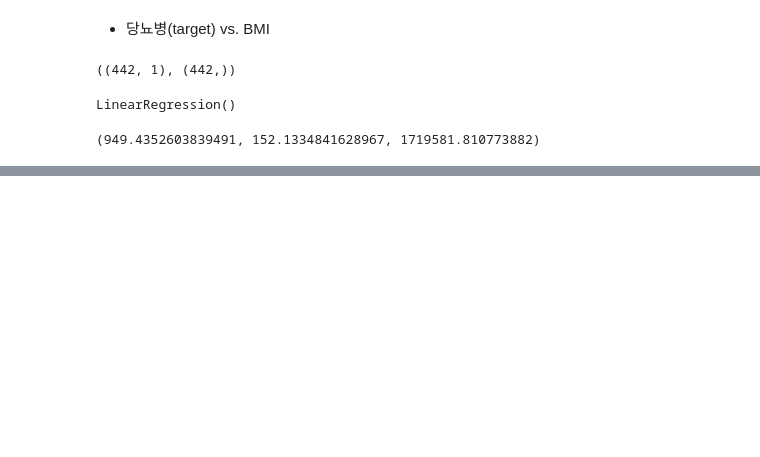
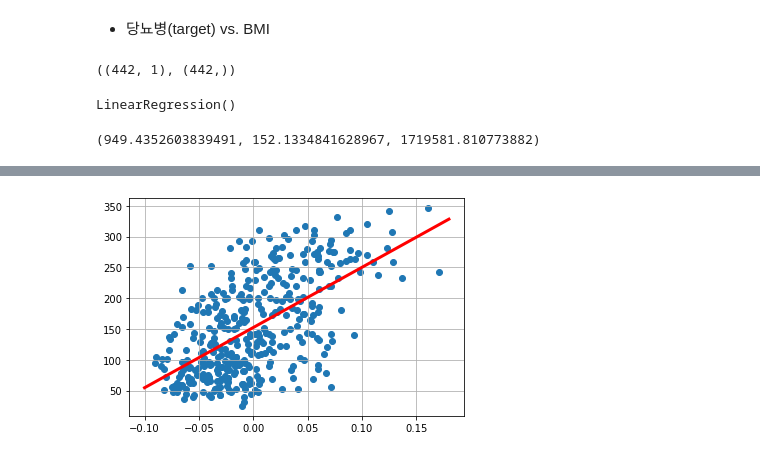
Before and after one commit to youngin0221/Machine-Learning-2021-2, a Jupyter notebook: 03.Regression/02_당뇨병.ipynb, the cells around one changed output, grey strips where cells are left out. Saved outputs shown, nothing was run; the diff lists cells and outputs as text; code cells hidden in the pictures; blank space fills up the shorter version.

```diff
--- a/03.Regression/02_당뇨병.ipynb
+++ b/03.Regression/02_당뇨병.ipynb
@@ -54,0 +97,8 @@ weight[0], bias, rss
+# %%
+w, b = lr.coef_, lr.intercept_
+plt.scatter(X_train, y_train)
+plt.plot([-0.1, 0.18],[-0.1*w+b, 0.18*w+b], 'r', lw=3)
+plt.grid()
+plt.show()
+# %% [output]
+[figure, added]
```
Also changed, not shown: parts of 26 cells of this notebook, 2 other files.
